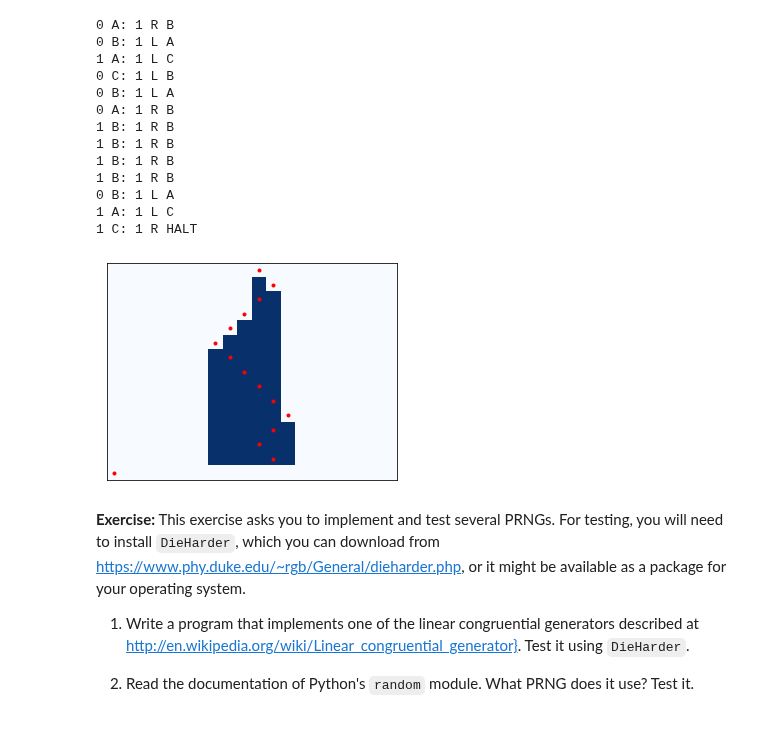
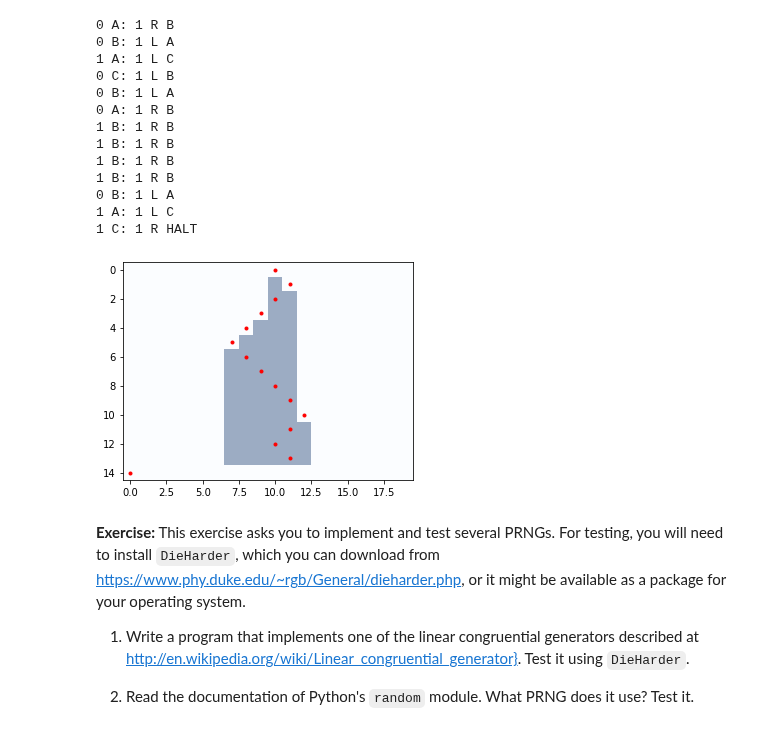
Before and after one commit to AllenDowney/ThinkComplexity2, a Jupyter notebook: soln/chap05soln.ipynb, the cells around one changed output. Cells and saved outputs as stored; diff of their text form; code cells hidden in the pictures.

```diff
--- a/soln/chap05soln.ipynb
+++ b/soln/chap05soln.ipynb
@@ -417,10 +399,4 @@ Saving figure to file figs/chap05-3
 [figure]
 # %% [markdown]
 Rule 30 generates a sequence of bits that is indistinguishable from random:
-# %%
-rule = 30
-n = 100
-ca = Cell1D(rule, n)
-ca.start_single()
-ca.loop(n-1)
 # %%
@@ -450,6 +430,0 @@ Heres a longer run that has some spaceships.
-# %%
-rule = 110
-n = 600
-ca = Cell1D(rule, n)
-ca.start_random()
-ca.loop(n-1)
@@ -574,7 +542,7 @@ ca.draw(start=4, end=-1)
 # %%
 # Solution
 
-class Turing:
+class Turing(Cell1D):
     """Represents a 1-D Turing machine."""
 
     def __init__(self, table, n, m=None):
@@ -598,10 +566,6 @@ class Turing:
         self.state = 'A'
         self.table = table
         self.next = 1
-
-    def start_string(self, init):
-        """Starts with values from a string of 1s and 0s."""
-        self.tape[0] = np.array([int(x) for x in init])
 
     def loop(self, steps=1):
         """Executes the given number of time steps."""
@@ -633,18 +597,20 @@ class Turing:
         self.head[i] = head
         self.next += 1
 
-    def get_array(self, start=0, end=None):
-        """Gets a slice of columns from the CA.
+    def draw(self, start=0, end=None):
+        """Draws the CA using pyplot.pcolor.
 
-        Avoids copying if possible.
+        start: index of the first column to be shown
+        end: index of the last column to be shown
+        """
+        # draw the cells
+        a = self.tape[:, start:end]
+        plt.imshow(a, cmap='Blues', alpha=0.4)
 
-        start: index of first column
-        end: index of the last column plus one
-        """
-        if start==0 and end==None:
-            return self.tape
-        else:
-            return self.tape[:, start:end]
+        # draw the read-write head
+        xs = self.head
+        ys = np.arange(len(xs))
+        plt.plot(xs, ys, 'r.')
 # %%
 # Solution
 
@@ -708,12 +650,11 @@ class TuringViewer:
 # %%
 # Solution
 
 # And here's what it looks like.
 
-td = TuringViewer()
-td.draw(turing)
+turing.draw()
 # %% [output]
-[figure, old version]
+[figure, new version]
 # %% [markdown]
 **Exercise:** This exercise asks you to implement and test several PRNGs.
 For testing, you will need to install
```
Also changed, not shown: parts of 24 cells of this notebook, 4 other files.
